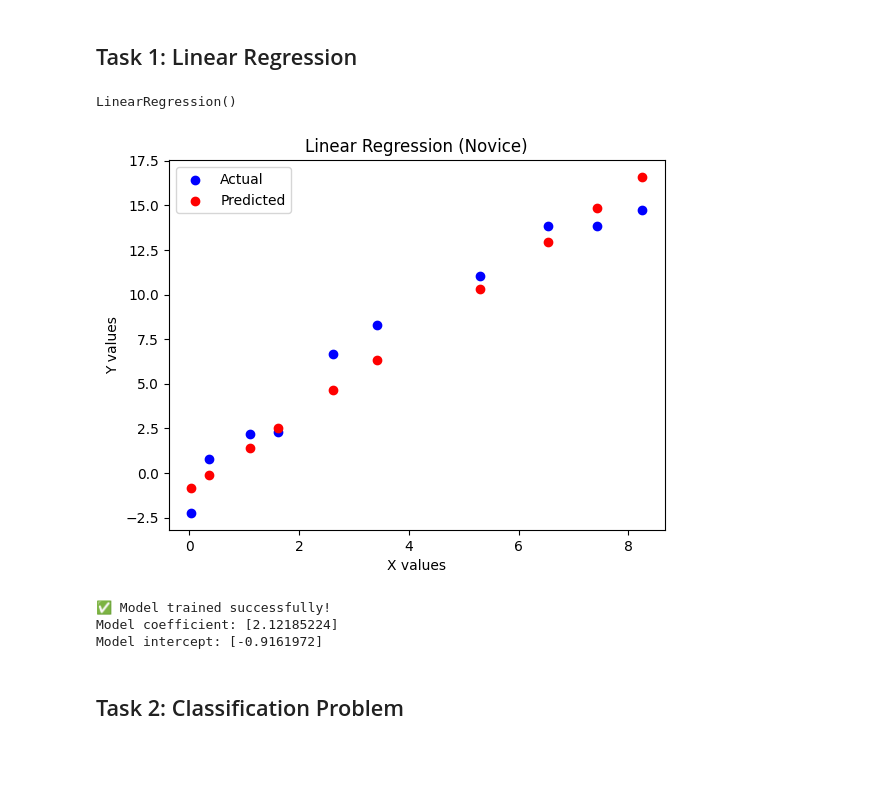
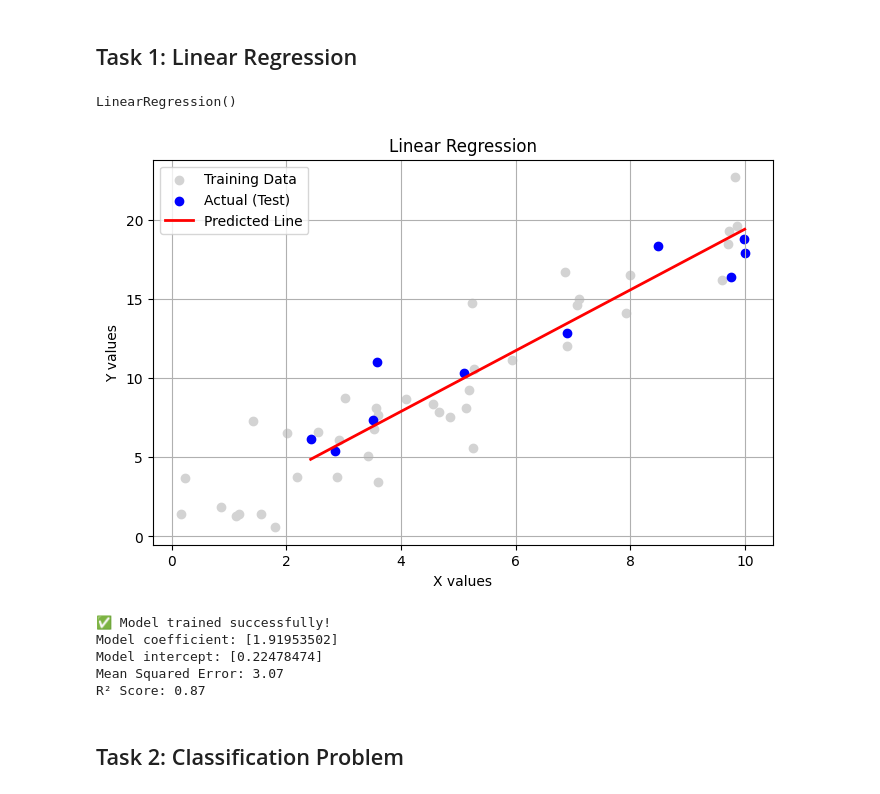
Before and after one commit to MUNTASIR-SHEHU/Nile-GDSC-Entry-repo, a Jupyter notebook: Novice/General Machine Learning/starter.ipynb, the cells around one changed output. Cells and saved outputs as stored; diff of their text form; code cells hidden in the pictures; blank space fills up the shorter version.

```diff
--- a/Novice/General Machine Learning/starter.ipynb
+++ b/Novice/General Machine Learning/starter.ipynb
@@ -22,28 +22,43 @@ X_train, X_test, y_train, y_test = train_test_split(X, y, test_size=0.2)
 # %%
 model = LinearRegression()
+model.fit(X_train, y_train)
+# %% [output]
+LinearRegression()
-# %%
-model.fit(X_train, y_train)
-# %% [output]
-LinearRegression()
 # %%
 y_pred = model.predict(X_test)
 # %%
-plt.scatter(X_test, y_test, color='blue', label='Actual')
-plt.scatter(X_test, y_pred, color='red', label='Predicted')
-plt.title("Linear Regression (Novice)")
-plt.xlabel("X values")
-plt.ylabel("Y values")
-plt.legend()
-plt.show()
-
-print("✅ Model trained successfully!")
-print("Model coefficient:", model.coef_[0])
-print("Model intercept:", model.intercept_)
+sorted_idx = np.argsort(X_test[:, 0])
+X_test_sorted = X_test[sorted_idx]
+y_test_sorted = y_test[sorted_idx]
+y_pred_sorted = y_pred[sorted_idx]
-# %% [output]
-[figure, removed]
-✅ Model trained successfully!
-Model coefficient: [2.12185224]
-Model intercept: [-0.9161972]
+# %%
+plt.figure(figsize=(8, 5))
+plt.scatter(X_train, y_train, color='lightgray', label='Training Data')
+plt.scatter(X_test_sorted, y_test_sorted, color='blue', label='Actual (Test)')
+plt.plot(X_test_sorted, y_pred_sorted, color='red', linewidth=2, label='Predicted Line')
+plt.title("Linear Regression")
+plt.xlabel("X values")
+plt.ylabel("Y values")
+plt.legend()
+plt.grid(True)
+plt.show()
+from sklearn.metrics import mean_squared_error, r2_score
+
+mse = mean_squared_error(y_test, y_pred)
+r2 = r2_score(y_test, y_pred)
+
+print("✅ Model trained successfully!")
+print("Model coefficient:", model.coef_[0])
+print("Model intercept:", model.intercept_)
+print(f"Mean Squared Error: {mse:.2f}")
+print(f"R² Score: {r2:.2f}")
+# %% [output]
+[figure, added]
+✅ Model trained successfully!
+Model coefficient: [1.91953502]
+Model intercept: [0.22478474]
+Mean Squared Error: 3.07
+R² Score: 0.87
 # %% [markdown]
 ## Task 2: Classification Problem
 # %%
```
Also changed, not shown: parts of 1 cell of this notebook, 1 other file.
